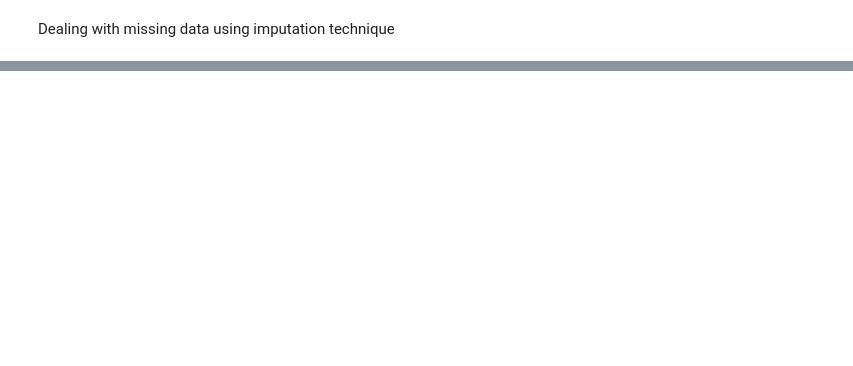
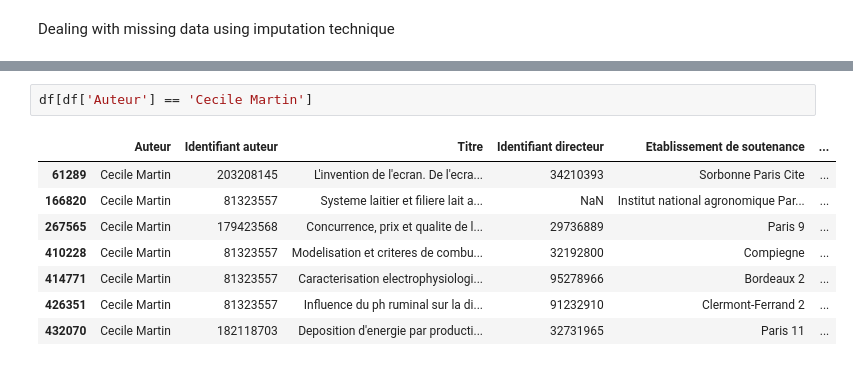
Before and after one commit to buu-nguyen/PIB3-DataWrangling, a Jupyter notebook: dealing_with_missing_data.ipynb, the cells around one changed output, grey strips where cells are left out. Saved outputs shown, nothing was run; the diff lists cells and outputs as text; blank space fills up the shorter version.

```diff
--- a/dealing_with_missing_data.ipynb
+++ b/dealing_with_missing_data.ipynb
@@ -86,0 +134,11 @@ fig
+# %%
+df[df['Auteur'] == 'Cecile Martin']
+# %% [output]
+|  | Auteur | Identifiant auteur | Titre | Identifiant directeur | Etablissement de soutenance | ... |
+| 61289 | Cecile Martin | 203208145 | L'invention de l'ecran. De l'ecra... | 34210393 | Sorbonne Paris Cite | ... |
+| 166820 | Cecile Martin | 81323557 | Systeme laitier et filiere lait a... | NaN | Institut national agronomique Par... | ... |
+| 267565 | Cecile Martin | 179423568 | Concurrence, prix et qualite de l... | 29736889 | Paris 9 | ... |
+| 410228 | Cecile Martin | 81323557 | Modelisation et criteres de combu... | 32192800 | Compiegne | ... |
+| 414771 | Cecile Martin | 81323557 | Caracterisation electrophysiologi... | 95278966 | Bordeaux 2 | ... |
+| 426351 | Cecile Martin | 81323557 | Influence du ph ruminal sur la di... | 91232910 | Clermont-Ferrand 2 | ... |
+| 432070 | Cecile Martin | 182118703 | Deposition d'energie par producti... | 32731965 | Paris 11 | ... |
```
Also changed, not shown: parts of 57 cells of this notebook, 8 other files.
